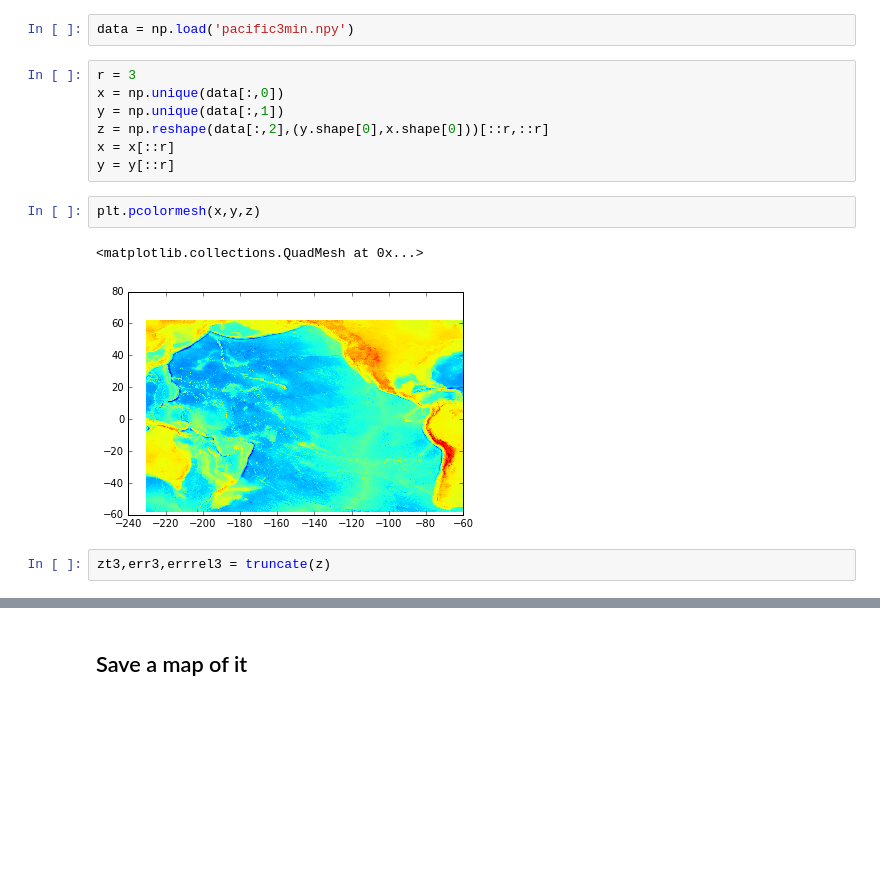
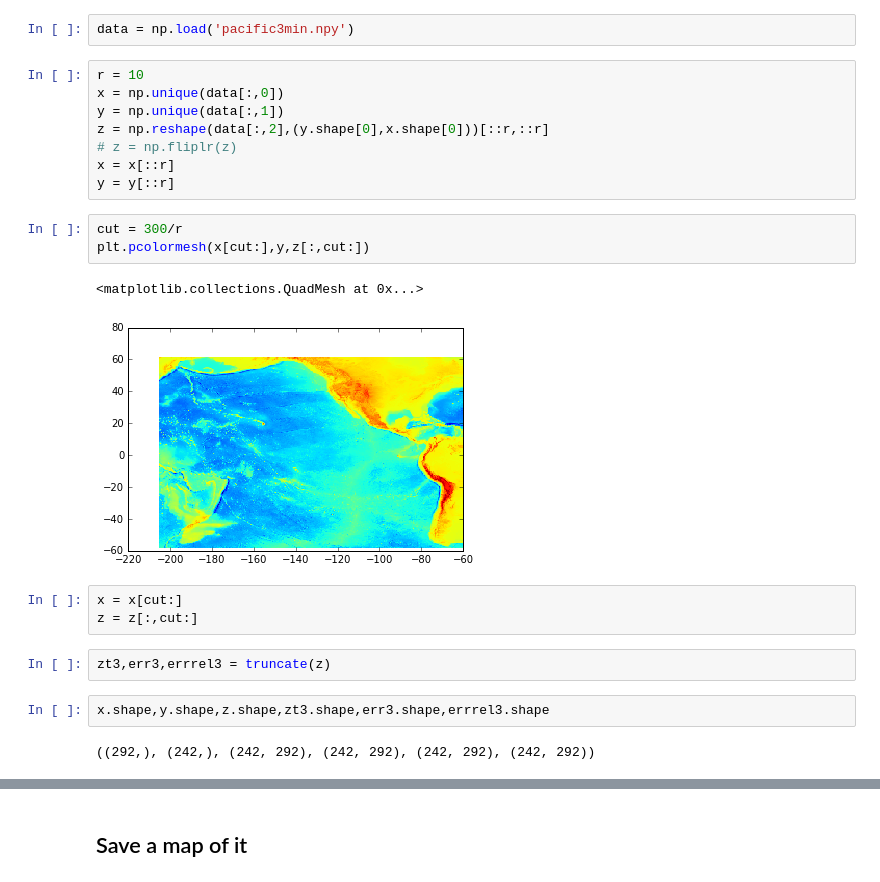
Before and after one commit to jgalazm/tsunamilab, a Jupyter notebook: data/convert2image.ipynb, the cells around one changed output, grey strips where cells are left out. Cells and saved outputs as stored; diff of their text form; blank space fills up the shorter version.

```diff
--- a/data/convert2image.ipynb
+++ b/data/convert2image.ipynb
@@ -195,19 +200,28 @@ im
 # %%
 data = np.load('pacific3min.npy')
 # %%
-r = 3
+r = 10
 x = np.unique(data[:,0])
 y = np.unique(data[:,1])
 z = np.reshape(data[:,2],(y.shape[0],x.shape[0]))[::r,::r]
+# z = np.fliplr(z)
 x = x[::r]
 y = y[::r]
 # %%
-plt.pcolormesh(x,y,z)
+cut = 300/r
+plt.pcolormesh(x[cut:],y,z[:,cut:])
 # %% [output]
 <matplotlib.collections.QuadMesh at 0x...>
-[figure, old version]
+[figure, new version]
+# %%
+x = x[cut:]
+z = z[:,cut:]
 # %%
 zt3,err3,errrel3 = truncate(z)
+# %%
+x.shape,y.shape,z.shape,zt3.shape,err3.shape,errrel3.shape
+# %% [output]
+((292,), (242,), (242, 292), (242, 292), (242, 292), (242, 292))
 # %%
 compare(x, y, z, zt3, err3, errrel3)
 # %% [output]
```
Also changed, not shown: parts of 19 cells of this notebook, 22 other files.
